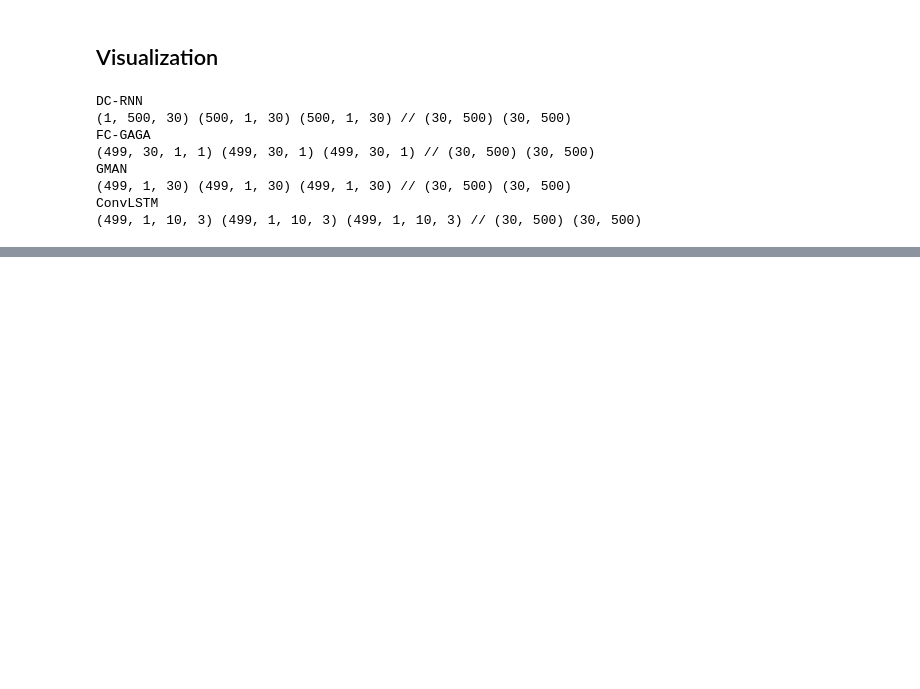
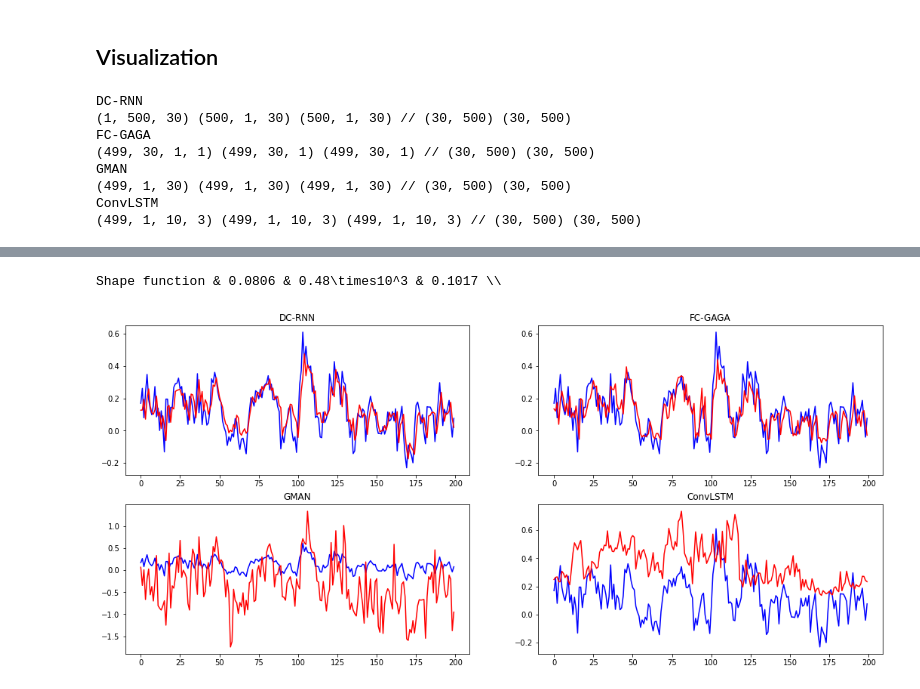
Before and after one commit to isVy08/ESTF, a Jupyter notebook: viz.ipynb, the cells around one changed output, grey strips where cells are left out. Drawn from its saved outputs; the diff is of its cells as text; code cells hidden in the pictures; blank space fills up the shorter version.

```diff
--- a/viz.ipynb
+++ b/viz.ipynb
@@ -191,0 +187,5 @@ compute_metrics(sim[0], sim[1], 1)
+# %%
+sim = load_pickle('output/sim_ep500.pickle')
+compute_metrics('Shape function', sim[1], data , 1, 200)
+# %% [output]
+Shape function & 0.0806 & 0.48\times10^3 & 0.1017 \\
@@ -192,10 +196,12 @@ compute_metrics(sim[0], sim[1], 1)
 # %%
 fig, axs = plt.subplots(2, 2, figsize=(18,8))
 i = 0
 location = 10
 for r in range(2):
     for c in range(2):
-        axs[r,c].plot(labels[i][location, :], color='blue')
-        axs[r,c].plot(preds[i][location, :], color='red')
+        axs[r,c].plot(labels[i][location, -200:], color='blue')
+        axs[r,c].plot(preds[i][location, -200:], color='red')
         axs[r,c].title.set_text(names[i])
         i += 1
+# %% [output]
+[figure, added]
```
Also changed, not shown: parts of 9 cells of this notebook, 4 other files.
